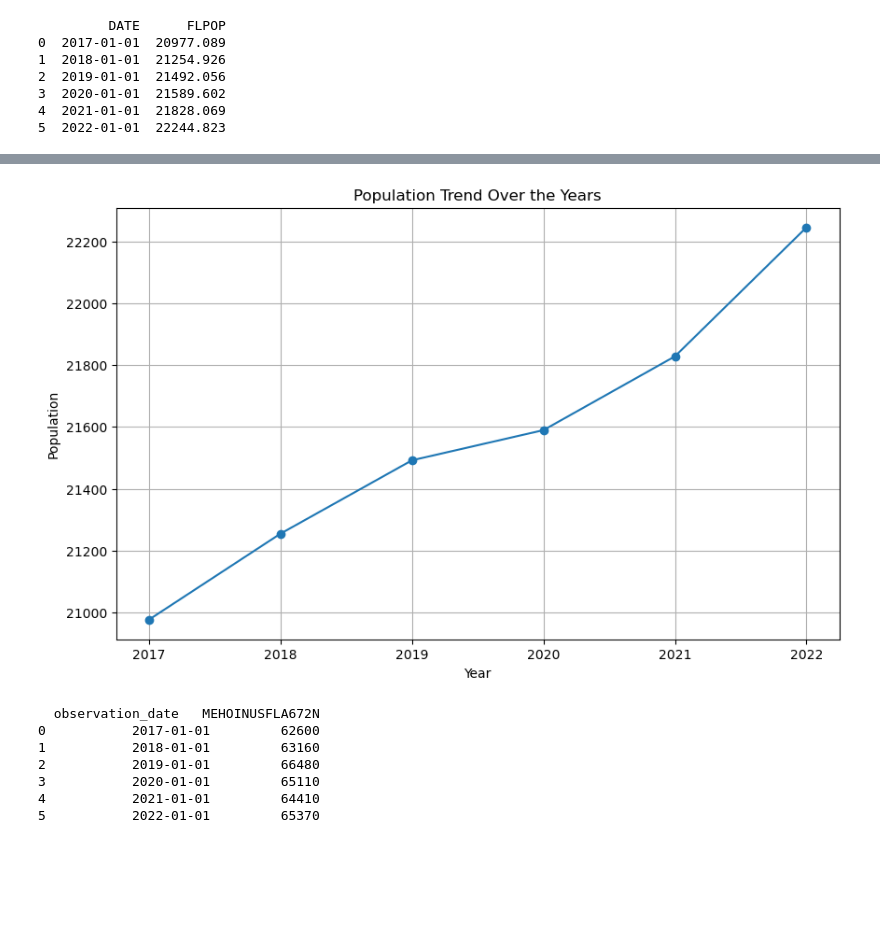
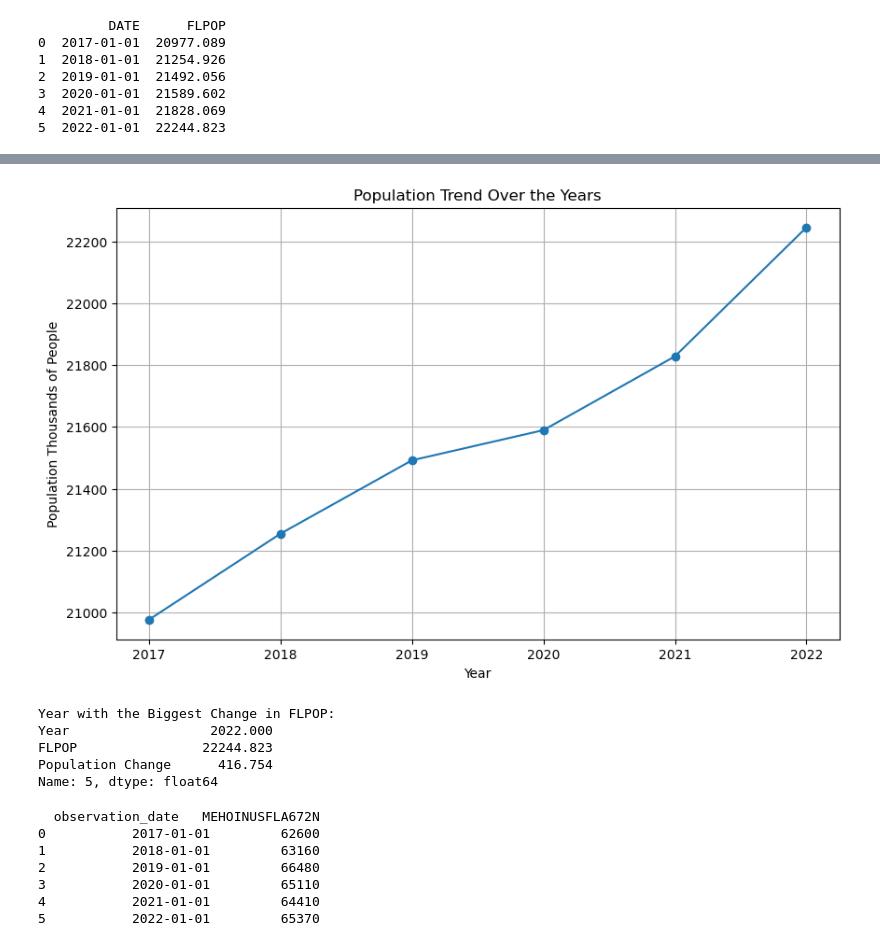
Before and after one commit to wehennum/Cost-of-Living-in-Florida---Project-One-, a Jupyter notebook: project-one- Pop and Income/POPULATION AND INCOME.ipynb, the cells around one changed output, grey strips where cells are left out. Saved outputs shown, nothing was run; the diff lists cells and outputs as text; code cells hidden in the pictures; blank space fills up the shorter version.

```diff
--- a/project-one- Pop and Income/POPULATION AND INCOME.ipynb
+++ b/project-one- Pop and Income/POPULATION AND INCOME.ipynb
@@ -45,0 +60,33 @@ print(df_pop)
+# %%
+import numpy as np
+import pandas as pd
+
+# Sample data
+data1 = {'DATE': ['2017-01-01', '2018-01-01', '2019-01-01', '2020-01-01', '2021-01-01', '2022-01-01'],
+         'FLPOP': [20977.089, 21254.926, 21492.056, 21589.602, 21828.069, 22244.823]}
+
+# Create a DataFrame
+df_pop = pd.DataFrame(data1)
+
+# Convert the 'DATE' column to datetime
+df_pop['DATE'] = pd.to_datetime(df_pop['DATE'])
+
+# Extract the year component and create a new 'Year' column
+df_pop['Year'] = df_pop['DATE'].dt.year
+
+# Drop the original 'DATE' column if it's no longer needed
+df_pop = df_pop.drop(columns=['DATE'])
+
+# Calculate summary statistics for 'FLPOP'
+mean = np.mean(df_pop['FLPOP'])
+median = np.median(df_pop['FLPOP'])
+variance = np.var(df_pop['FLPOP'])
+std_deviation = np.std(df_pop['FLPOP'])
+
+# Print the updated DataFrame and summary statistics
+print(df_pop)
+print("Summary Statistics for 'FLPOP':")
+print(f"Mean: {mean}")
+print(f"Median: {median}")
+print(f"Variance: {variance}")
+print(f"Standard Deviation: {std_deviation}")
@@ -46,18 +106,42 @@ print(df_pop)
 # %%
 import matplotlib.pyplot as plt
 # Assuming you have a DataFrame named df with 'Year' and 'FLPOP' columns
 years = df_pop['Year']
 population = df_pop['FLPOP']
 plt.figure(figsize=(10, 6))
 plt.plot(years, population, marker='o', linestyle='-')
 plt.title('Population Trend Over the Years')
 plt.xlabel('Year')
-plt.ylabel('Population')
+plt.ylabel('Population Thousands of People')
 plt.grid(True)
 plt.xticks(years)
 plt.show()
 # %% [output]
-[figure, old version]
+[figure, new version]
+# %%
+import pandas as pd
+
+# Sample data
+data1 = {'Year': [2017, 2018, 2019, 2020, 2021, 2022],
+         'FLPOP': [20977.089, 21254.926, 21492.056, 21589.602, 21828.069, 22244.823]}
+
+# Create a DataFrame
+df_pop = pd.DataFrame(data1)
+
+# Calculate year-over-year changes in FLPOP
+df_pop['Population Change'] = df_pop['FLPOP'].diff()
+
+# Find the year with the largest change
+max_change_year = df_pop.loc[df_pop['Population Change'].idxmax()]
+
+print("Year with the Biggest Change in FLPOP:")
+print(max_change_year)
+# %% [output]
+Year with the Biggest Change in FLPOP:
+Year                  2022.000
+FLPOP                22244.823
+Population Change      416.754
+Name: 5, dtype: float64
 # %%
 Med_Incom = Path("Med Incom")
 Med_Income_df=pd.read_csv(Med_Incom)
```
Also changed, not shown: parts of 11 cells of this notebook, 4 other files.
